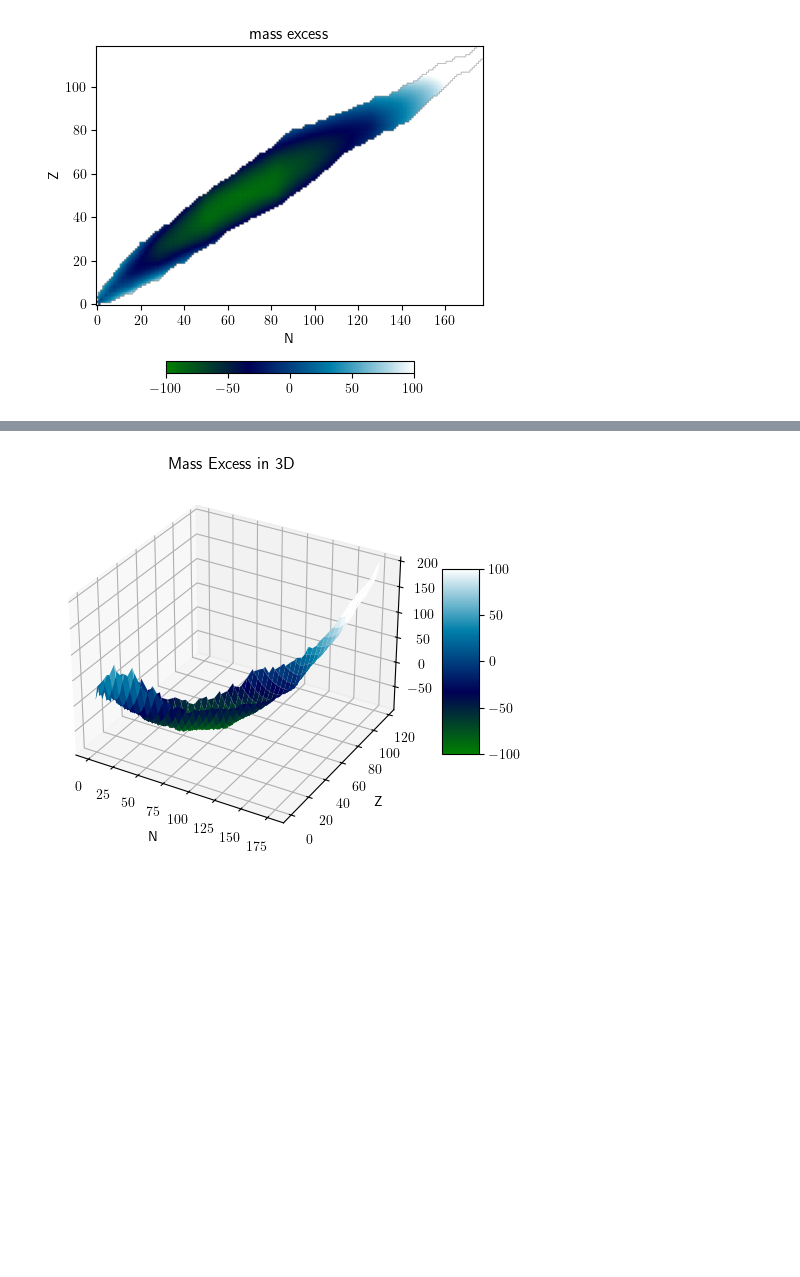
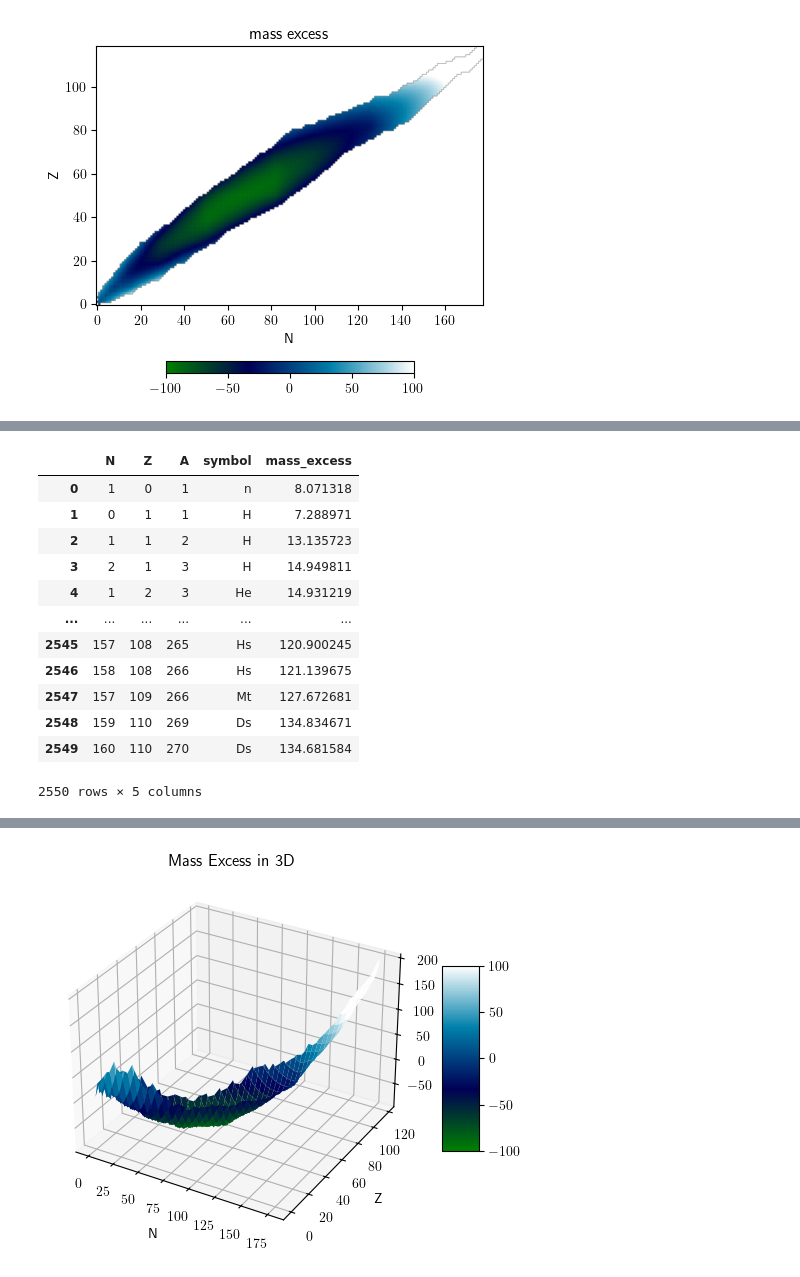
Before and after one commit to catastropiyush/blogosarus, a Jupyter notebook: pynucastro.ipynb, the cells around one changed output, grey strips where cells are left out. Cells and saved outputs as stored; diff of their text form; code cells hidden in the pictures; blank space fills up the shorter version.

```diff
--- a/pynucastro.ipynb
+++ b/pynucastro.ipynb
@@ -253,0 +274,17 @@ rl = pyna.ReacLibLibrary()
+# %%
+df['mass_excess'] = df['mass_excess'] / 1000.0  # Divide by 1000 to convert keV to MeV
+df
+# %% [output]
+|  | N | Z | A | symbol | mass_excess |
+| 0 | 1 | 0 | 1 | n | 8.071318 |
+| 1 | 0 | 1 | 1 | H | 7.288971 |
+| 2 | 1 | 1 | 2 | H | 13.135723 |
+| 3 | 2 | 1 | 3 | H | 14.949811 |
+| 4 | 1 | 2 | 3 | He | 14.931219 |
+| ... | ... | ... | ... | ... | ... |
+| 2545 | 157 | 108 | 265 | Hs | 120.900245 |
+| 2546 | 158 | 108 | 266 | Hs | 121.139675 |
+| 2547 | 157 | 109 | 266 | Mt | 127.672681 |
+| 2548 | 159 | 110 | 269 | Ds | 134.834671 |
+| 2549 | 160 | 110 | 270 | Ds | 134.681584 |
+2550 rows × 5 columns
```
Also changed, not shown: parts of 8 cells of this notebook.
